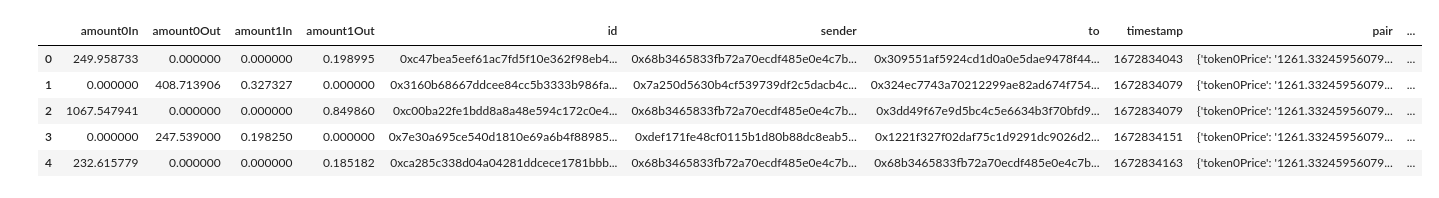
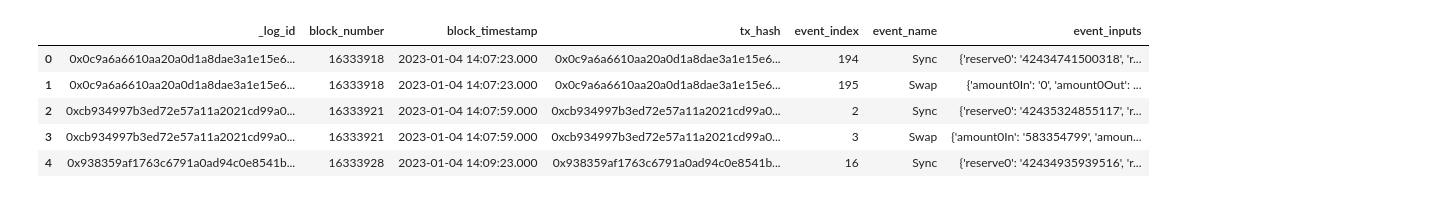
Before and after one commit to franwe/ChaosData, a Jupyter notebook: price_impact.ipynb, the cells around one changed output. Saved outputs shown, nothing was run; the diff lists cells and outputs as text; code cells hidden in the pictures.

Commit message:
:sparkles: use flipside

```diff
--- a/price_impact.ipynb
+++ b/price_impact.ipynb
@@ -13,11 +10,13 @@ swaps = uniswap_graph.get_swaps(pair=pair, ts_gte=ts, amount=110)
+# %%
+flipside = FlipsideCrypto("249f0e62-a575-4ddb-8ccd-b7618eb9d766")
+syncs_and_swaps = flipside.get_syncs_and_swaps("uniswap-v2", pair, ts, amount=2000)
 # %%
-df = pd.DataFrame(swaps)
-df = format_dtypes(df, uniswap_graph.column_dtypes)
+df = pd.DataFrame(syncs_and_swaps)
 df.head()
 # %% [output]
-|  | amount0In | amount0Out | amount1In | amount1Out | id | sender | to | timestamp | pair | ... |
-| 0 | 249.958733 | 0.000000 | 0.000000 | 0.198995 | 0xc47bea5eef61ac7fd5f10e362f98eb4... | 0x68b3465833fb72a70ecdf485e0e4c7b... | 0x309551af5924cd1d0a0e5dae9478f44... | 1672834043 | {'token0Price': '1261.33245956079... | ... |
-| 1 | 0.000000 | 408.713906 | 0.327327 | 0.000000 | 0x3160b68667ddcee84cc5b3333b986fa... | 0x7a250d5630b4cf539739df2c5dacb4c... | 0x324ec7743a70212299ae82ad674f754... | 1672834079 | {'token0Price': '1261.33245956079... | ... |
-| 2 | 1067.547941 | 0.000000 | 0.000000 | 0.849860 | 0xc00ba22fe1bdd8a8a48e594c172c0e4... | 0x68b3465833fb72a70ecdf485e0e4c7b... | 0x3dd49f67e9d5bc4c5e6634b3f70bfd9... | 1672834079 | {'token0Price': '1261.33245956079... | ... |
-| 3 | 0.000000 | 247.539000 | 0.198250 | 0.000000 | 0x7e30a695ce540d1810e69a6b4f88985... | 0xdef171fe48cf0115b1d80b88dc8eab5... | 0x1221f327f02daf75c1d9291dc9026d2... | 1672834151 | {'token0Price': '1261.33245956079... | ... |
-| 4 | 232.615779 | 0.000000 | 0.000000 | 0.185182 | 0xca285c338d04a04281ddcece1781bbb... | 0x68b3465833fb72a70ecdf485e0e4c7b... | 0x68b3465833fb72a70ecdf485e0e4c7b... | 1672834163 | {'token0Price': '1261.33245956079... | ... |
+|  | _log_id | block_number | block_timestamp | tx_hash | event_index | event_name | event_inputs |
+| 0 | 0x0c9a6a6610aa20a0d1a8dae3a1e15e6... | 16333918 | 2023-01-04 14:07:23.000 | 0x0c9a6a6610aa20a0d1a8dae3a1e15e6... | 194 | Sync | {'reserve0': '42434741500318', 'r... |
+| 1 | 0x0c9a6a6610aa20a0d1a8dae3a1e15e6... | 16333918 | 2023-01-04 14:07:23.000 | 0x0c9a6a6610aa20a0d1a8dae3a1e15e6... | 195 | Swap | {'amount0In': '0', 'amount0Out': ... |
+| 2 | 0xcb934997b3ed72e57a11a2021cd99a0... | 16333921 | 2023-01-04 14:07:59.000 | 0xcb934997b3ed72e57a11a2021cd99a0... | 2 | Sync | {'reserve0': '42435324855117', 'r... |
+| 3 | 0xcb934997b3ed72e57a11a2021cd99a0... | 16333921 | 2023-01-04 14:07:59.000 | 0xcb934997b3ed72e57a11a2021cd99a0... | 3 | Swap | {'amount0In': '583354799', 'amoun... |
+| 4 | 0x938359af1763c6791a0ad94c0e8541b... | 16333928 | 2023-01-04 14:09:23.000 | 0x938359af1763c6791a0ad94c0e8541b... | 16 | Sync | {'reserve0': '42434935939516', 'r... |
```
Also changed, not shown: parts of 10 cells of this notebook, 1 other file.
